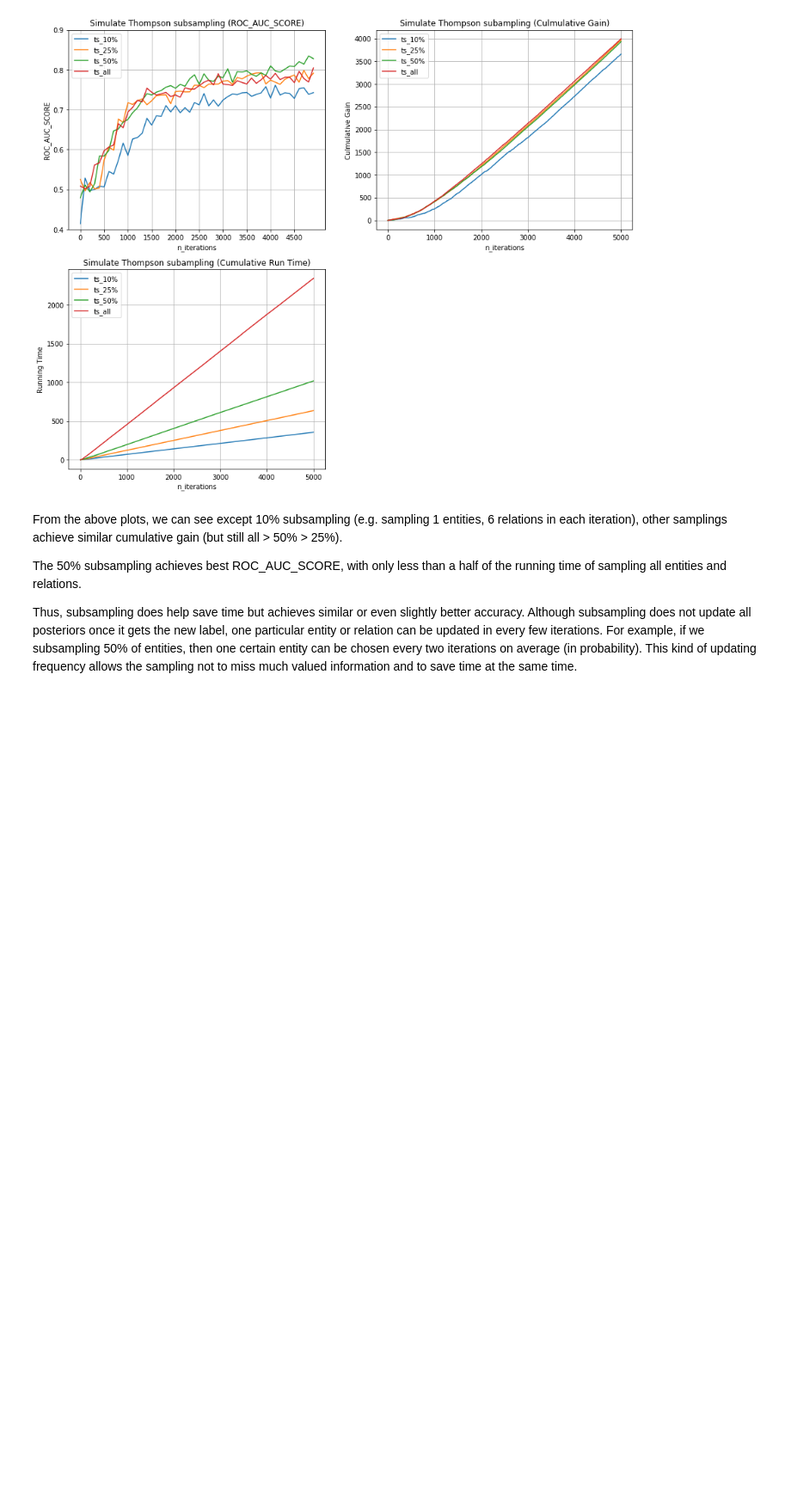
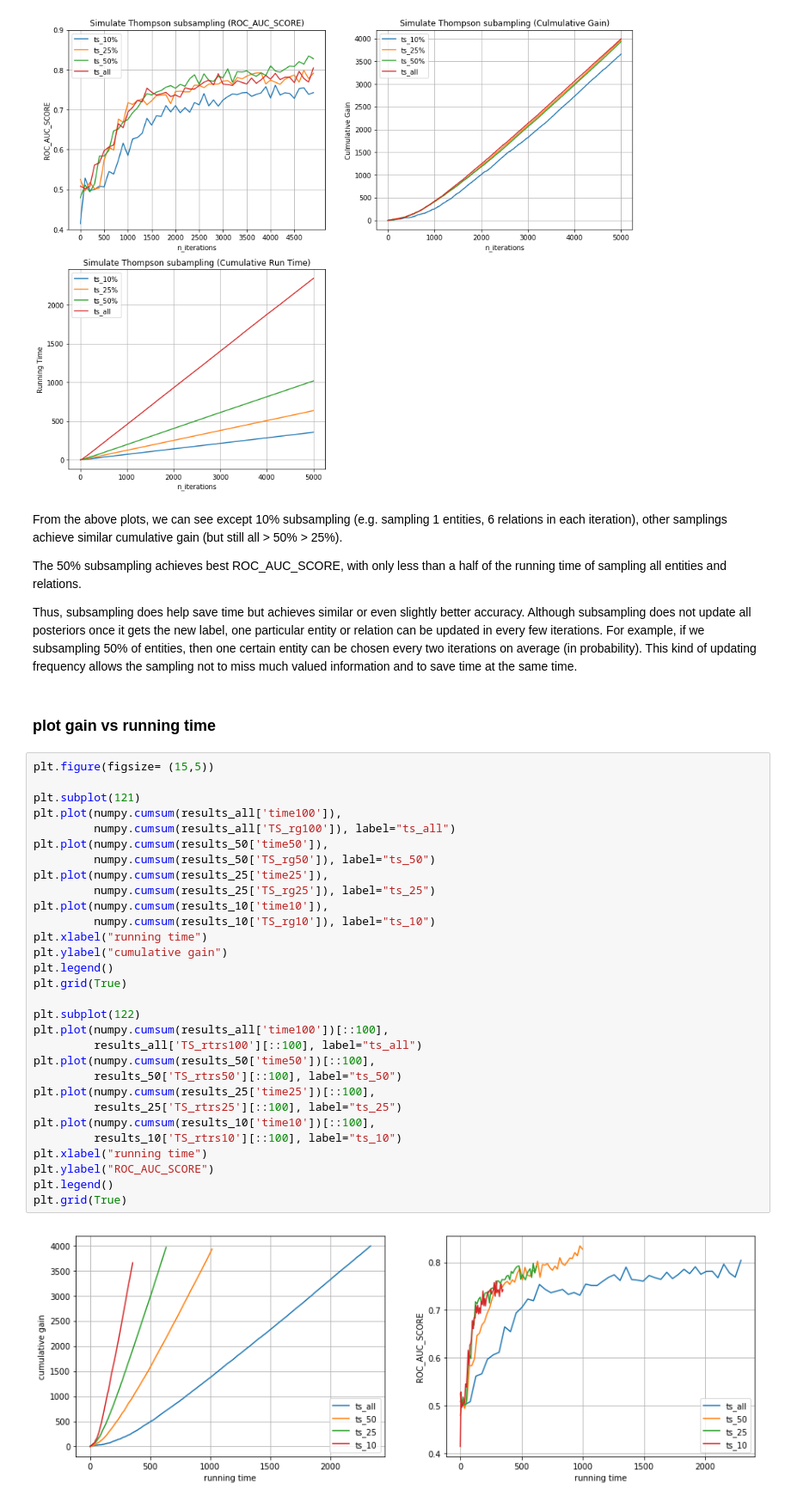
Before and after one commit to chengsoonong/acton, a Jupyter notebook: notebooks/simulate_thompson_subsampling.ipynb, the cells around one changed output. Shown at 86% size. Saved outputs shown, nothing was run; the diff lists cells and outputs as text; blank space fills up the shorter version.

Commit message:
plot gain vs time

```diff
--- a/notebooks/simulate_thompson_subsampling.ipynb
+++ b/notebooks/simulate_thompson_subsampling.ipynb
@@ -189,3 +189,37 @@ From the above plots, we can see except 10% subsampling (e.g. sampling 1 entitie
 The 50% subsampling achieves best ROC_AUC_SCORE, with only less than a half of the running time of sampling all entities and relations.
 
 Thus, subsampling does help save time but achieves similar or even slightly better accuracy. Although subsampling does not update all posteriors once it gets the new label, one particular entity or relation can be updated in every few iterations. For example, if we subsampling 50% of entities, then one certain entity can be chosen every two iterations on average (in probability). This kind of updating frequency allows the sampling not to miss much valued information and to save time at the same time.
+# %% [markdown]
+### plot gain vs running time
+# %%
+plt.figure(figsize= (15,5))
+
+plt.subplot(121)
+plt.plot(numpy.cumsum(results_all['time100']),
+         numpy.cumsum(results_all['TS_rg100']), label="ts_all")
+plt.plot(numpy.cumsum(results_50['time50']),
+         numpy.cumsum(results_50['TS_rg50']), label="ts_50")
+plt.plot(numpy.cumsum(results_25['time25']),
+         numpy.cumsum(results_25['TS_rg25']), label="ts_25")
+plt.plot(numpy.cumsum(results_10['time10']),
+         numpy.cumsum(results_10['TS_rg10']), label="ts_10")
+plt.xlabel("running time")
+plt.ylabel("cumulative gain")
+plt.legend()
+plt.grid(True)
+
+plt.subplot(122)
+plt.plot(numpy.cumsum(results_all['time100'])[::100],
+         results_all['TS_rtrs100'][::100], label="ts_all")
+plt.plot(numpy.cumsum(results_50['time50'])[::100],
+         results_50['TS_rtrs50'][::100], label="ts_50")
+plt.plot(numpy.cumsum(results_25['time25'])[::100],
+         results_25['TS_rtrs25'][::100], label="ts_25")
+plt.plot(numpy.cumsum(results_10['time10'])[::100],
+         results_10['TS_rtrs10'][::100], label="ts_10")
+plt.xlabel("running time")
+plt.ylabel("ROC_AUC_SCORE")
+plt.legend()
+plt.grid(True)
+# %% [output]
+[figure, added]
```
Also changed, not shown: 2 other files.
